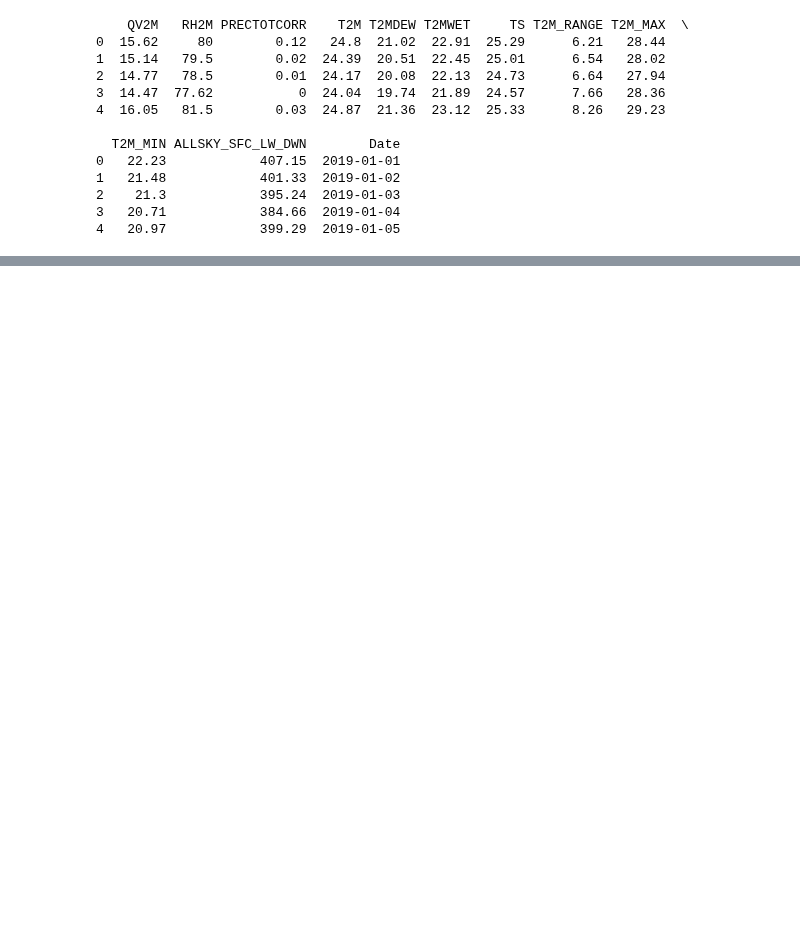
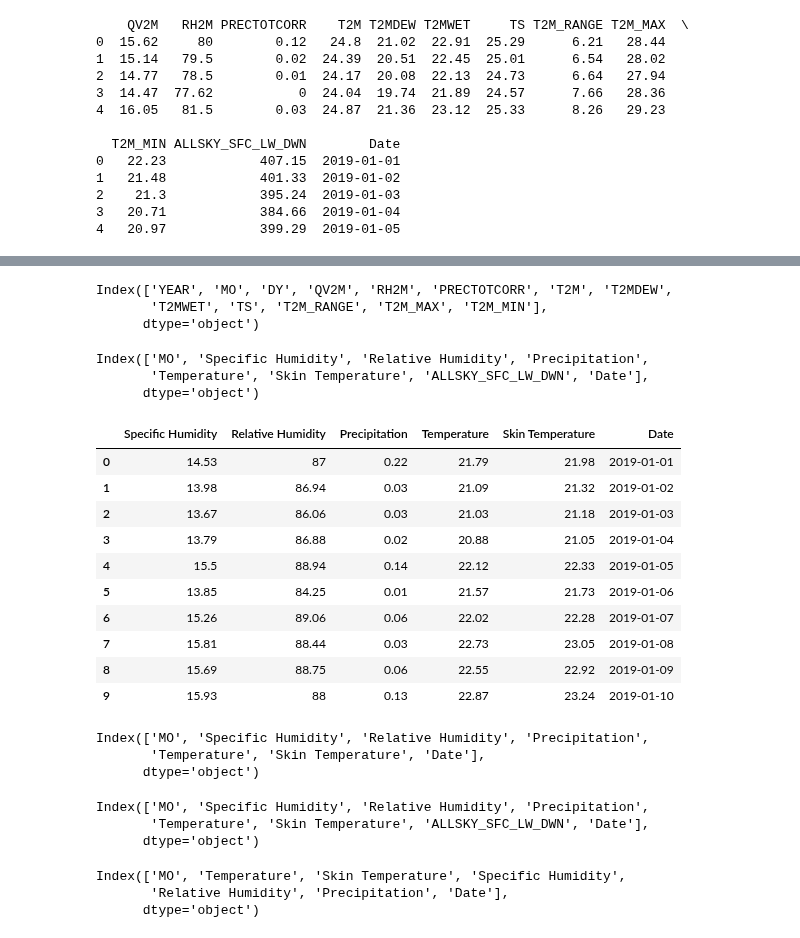
Before and after one commit to Esandu-Meth-Obadaarachchi/HCHO-level-Time-series-forecasting, a Jupyter notebook: DE_2_NASA_DATASET.ipynb, the cells around one changed output, grey strips where cells are left out. Saved outputs shown, nothing was run; the diff lists cells and outputs as text; code cells hidden in the pictures; blank space fills up the shorter version.

```diff
--- a/DE_2_NASA_DATASET.ipynb
+++ b/DE_2_NASA_DATASET.ipynb
@@ -241,0 +259,78 @@ only showing top 20 rows
+# %%
+print(jaffna_data.columns)
+# %% [output]
+Index(['YEAR', 'MO', 'DY', 'QV2M', 'RH2M', 'PRECTOTCORR', 'T2M', 'T2MDEW',
+       'T2MWET', 'TS', 'T2M_RANGE', 'T2M_MAX', 'T2M_MIN'],
+      dtype='object')
+# %%
+def adjust_dataset(df):
+
+  df['YEAR'] = df['YEAR'].astype(int)
+  df['DY'] = df['DY'].astype(int)
+
+
+  # Apply the function to create a new 'Date' column
+  df['Date'] = df.apply(lambda row: doy_to_date(row['YEAR'], row['DY']), axis=1)
+
+  # Drop the 'YEAR' and 'DOY' columns if needed
+  df.drop(columns=['YEAR', 'DY'], inplace=True)
+
+  df.drop(columns=['T2MDEW', 'T2MWET', 'T2M_RANGE', 'T2M_MAX', 'T2M_MIN'], inplace=True)
+
+
+  df = df.rename(columns={
+      'QV2M': 'Specific Humidity',
+      'RH2M': 'Relative Humidity',
+      'PRECTOTCORR': 'Precipitation',
+      'T2M': 'Temperature',
+      'TS': 'Skin Temperature'
+  })
+
+  return df
+# %%
+jaffna_data = adjust_dataset(jaffna_data)
+kandy_data = adjust_dataset(kandy_data)
+kurunagala_data = adjust_dataset(kurunagala_data)
+nuwara_eliya_data = adjust_dataset(nuwara_eliya_data)
+deniyaya_matara_data = adjust_dataset(deniyaya_matara_data)
+monaragala_data= adjust_dataset(monaragala_data)
+# %%
+print(monaragala_data.columns)
+# %% [output]
+Index(['MO', 'Specific Humidity', 'Relative Humidity', 'Precipitation',
+       'Temperature', 'Skin Temperature', 'ALLSKY_SFC_LW_DWN', 'Date'],
+      dtype='object')
+# %%
+monaragala_data = monaragala_data.drop(['MO','ALLSKY_SFC_LW_DWN'], axis=1)
+# %%
+monaragala_data.head(10)
+# %% [output]
+|  | Specific Humidity | Relative Humidity | Precipitation | Temperature | Skin Temperature | Date |
+| 0 | 14.53 | 87 | 0.22 | 21.79 | 21.98 | 2019-01-01 |
+| 1 | 13.98 | 86.94 | 0.03 | 21.09 | 21.32 | 2019-01-02 |
+| 2 | 13.67 | 86.06 | 0.03 | 21.03 | 21.18 | 2019-01-03 |
+| 3 | 13.79 | 86.88 | 0.02 | 20.88 | 21.05 | 2019-01-04 |
+| 4 | 15.5 | 88.94 | 0.14 | 22.12 | 22.33 | 2019-01-05 |
+| 5 | 13.85 | 84.25 | 0.01 | 21.57 | 21.73 | 2019-01-06 |
+| 6 | 15.26 | 89.06 | 0.06 | 22.02 | 22.28 | 2019-01-07 |
+| 7 | 15.81 | 88.44 | 0.03 | 22.73 | 23.05 | 2019-01-08 |
+| 8 | 15.69 | 88.75 | 0.06 | 22.55 | 22.92 | 2019-01-09 |
+| 9 | 15.93 | 88 | 0.13 | 22.87 | 23.24 | 2019-01-10 |
+# %%
+print(jaffna_data.columns)
+# %% [output]
+Index(['MO', 'Specific Humidity', 'Relative Humidity', 'Precipitation',
+       'Temperature', 'Skin Temperature', 'Date'],
+      dtype='object')
+# %%
+print(kandy_data.columns)
+# %% [output]
+Index(['MO', 'Specific Humidity', 'Relative Humidity', 'Precipitation',
+       'Temperature', 'Skin Temperature', 'ALLSKY_SFC_LW_DWN', 'Date'],
+      dtype='object')
+# %%
+print(kurunagala_data.columns)
+# %% [output]
+Index(['MO', 'Temperature', 'Skin Temperature', 'Specific Humidity',
+       'Relative Humidity', 'Precipitation', 'Date'],
+      dtype='object')
```
Also changed, not shown: parts of 30 cells of this notebook.
